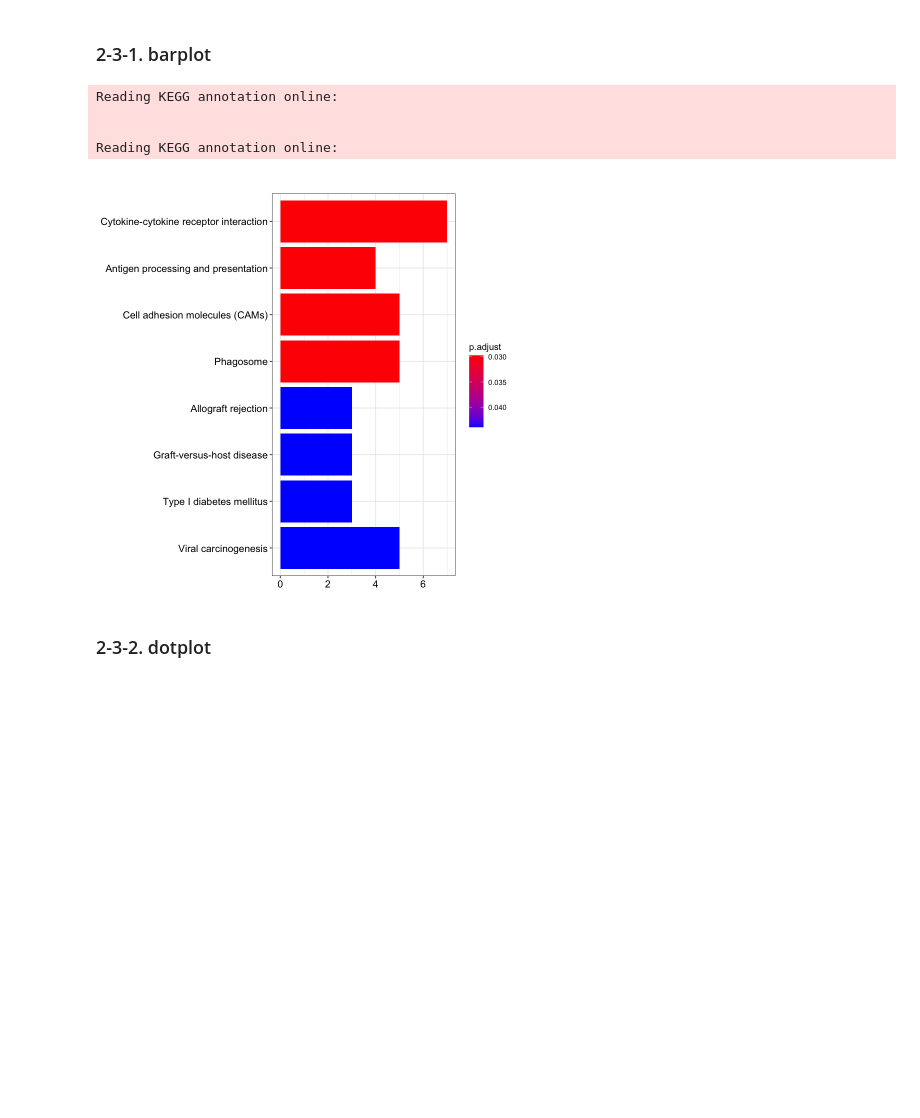
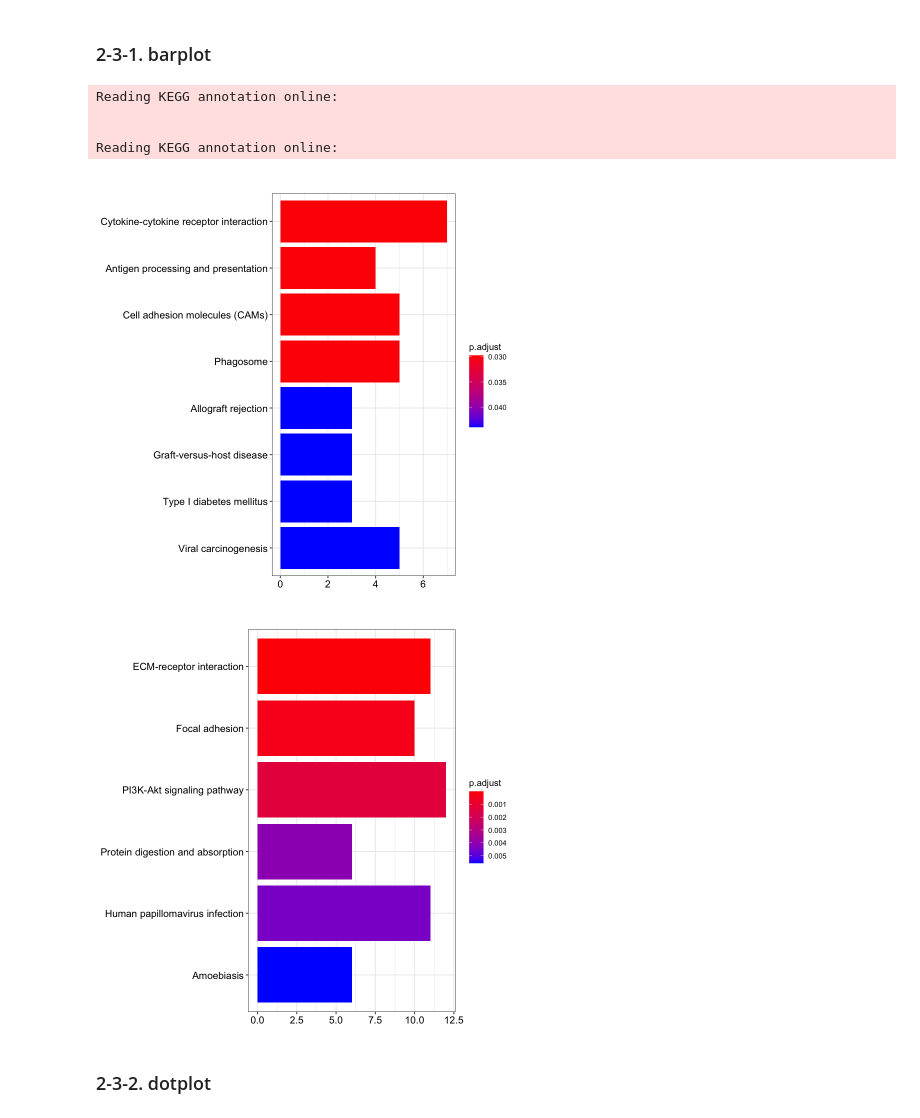
Before and after one commit to cbioinformatics/bulkRNAseq, a Jupyter notebook: Network.ipynb, the cells around one changed output. Saved outputs shown, nothing was run; the diff lists cells and outputs as text; code cells hidden in the pictures; blank space fills up the shorter version.

```diff
--- a/Network.ipynb
+++ b/Network.ipynb
@@ -82,15 +147,21 @@ entrezList <- as.character(na.omit(SymbolToEntrez)[,2])
 ### 2-3. KEGG pathway
 # %% [markdown]
 ### 2-3-1. barplot
-# %%
-resKEGG <- enrichKEGG(entrezList, organism = "mmu")
-barplot(resKEGG, showCategory = 10)
-# %% [output]
-Reading KEGG annotation online:
-
-
-Reading KEGG annotation online:
-[figure, removed]
+# %%
+# upDEG
+resKEGGUp <- enrichKEGG(entrezListUp, organism = "mmu")
+barplot(resKEGGUp, showCategory = 10)
+
+# downDEG
+resKEGGDown <- enrichKEGG(entrezListDown, organism = "mmu")
+barplot(resKEGGDown, showCategory = 10)
+# %% [output]
+Reading KEGG annotation online:
+
+
+Reading KEGG annotation online:
+[figure, added]
+[figure, added]
 # %% [markdown]
 ### 2-3-2. dotplot
 # %%
```
Also changed, not shown: parts of 12 cells of this notebook.
